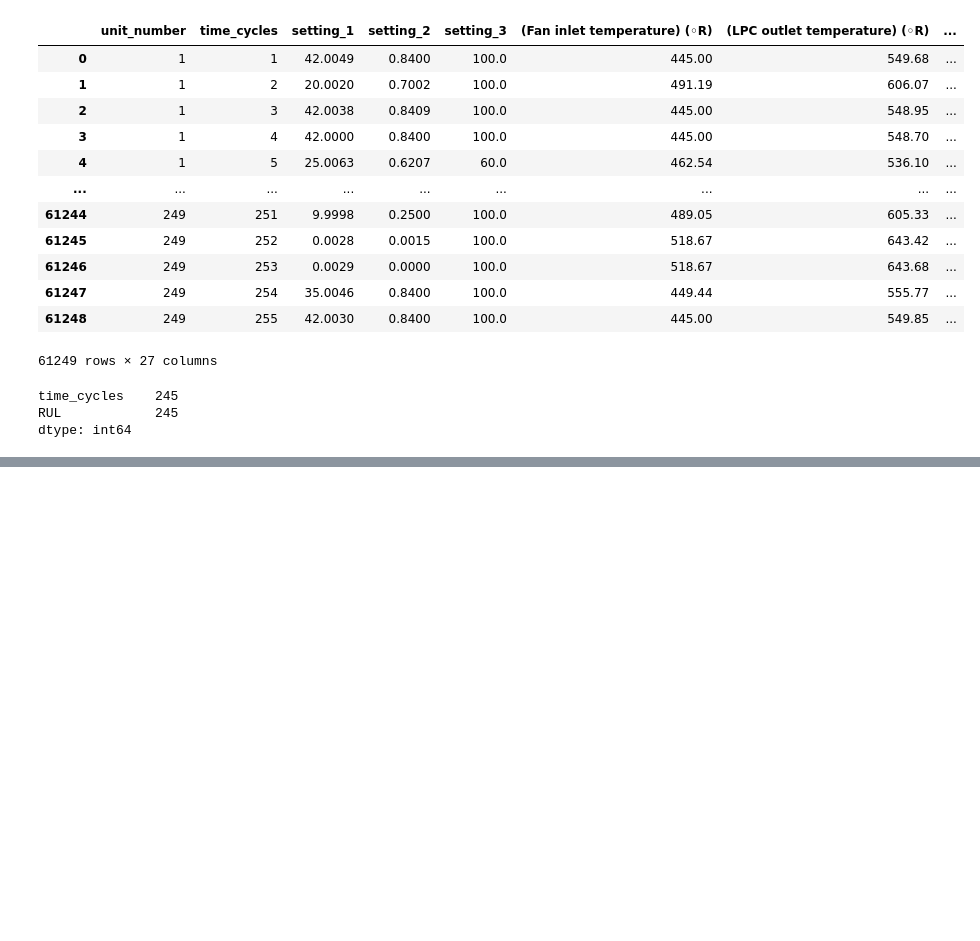
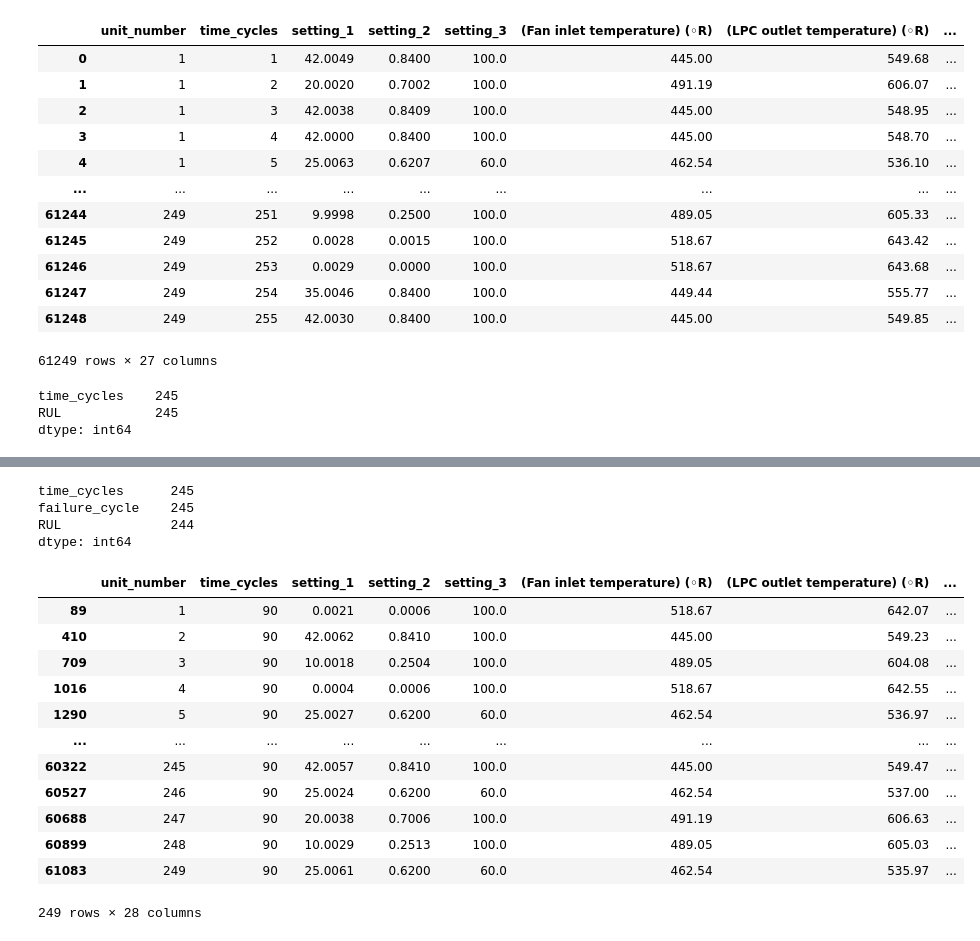
Before and after one commit to yadvendrasinghshekhawat02-design/first-, a Jupyter notebook: fd004_analysis.ipynb, the cells around one changed output, grey strips where cells are left out. Drawn from its saved outputs; the diff is of its cells as text; code cells hidden in the pictures; blank space fills up the shorter version.

```diff
--- a/fd004_analysis.ipynb
+++ b/fd004_analysis.ipynb
@@ -516,3 +516,5 @@ engine_20[['time_cycles', 'RUL']].max()
 time_cycles    245
 RUL            245
 dtype: int64
+# %%
+train_df.drop("RUL", axis=1, inplace=True)
@@ -518,0 +538,6 @@ dtype: int64
+# %%
+failure_time = train_df.groupby("unit_number")["time_cycles"].max().reset_index()
+failure_time.columns = ["unit_number", "failure_cycle"]
+train_df = train_df.merge(failure_time, on="unit_number", how="left")
+# %%
+train_df["RUL"] = train_df["failure_cycle"] - train_df["time_cycles"]
@@ -519,4 +578,28 @@ dtype: int64
+# %%
+engine_20 = train_df[train_df["unit_number"] == 20]
+engine_20[["time_cycles", "failure_cycle", "RUL"]].max()
+# %% [output]
+time_cycles      245
+failure_cycle    245
+RUL              244
+dtype: int64
 # %%
 #Task 8.2
 
-cycle_90=train_df[train_df['RUL'] == 90]
+cycle_90=train_df[train_df['time_cycles'] == 90]
+# %%
+cycle_90
+# %% [output]
+|  | unit_number | time_cycles | setting_1 | setting_2 | setting_3 | (Fan inlet temperature) (◦R) | (LPC outlet temperature) (◦R) | ... |
+| 89 | 1 | 90 | 0.0021 | 0.0006 | 100.0 | 518.67 | 642.07 | ... |
+| 410 | 2 | 90 | 42.0062 | 0.8410 | 100.0 | 445.00 | 549.23 | ... |
+| 709 | 3 | 90 | 10.0018 | 0.2504 | 100.0 | 489.05 | 604.08 | ... |
+| 1016 | 4 | 90 | 0.0004 | 0.0006 | 100.0 | 518.67 | 642.55 | ... |
+| 1290 | 5 | 90 | 25.0027 | 0.6200 | 60.0 | 462.54 | 536.97 | ... |
+| ... | ... | ... | ... | ... | ... | ... | ... | ... |
+| 60322 | 245 | 90 | 42.0057 | 0.8410 | 100.0 | 445.00 | 549.47 | ... |
+| 60527 | 246 | 90 | 25.0024 | 0.6200 | 60.0 | 462.54 | 537.00 | ... |
+| 60688 | 247 | 90 | 20.0038 | 0.7006 | 100.0 | 491.19 | 606.63 | ... |
+| 60899 | 248 | 90 | 10.0029 | 0.2513 | 100.0 | 489.05 | 605.03 | ... |
+| 61083 | 249 | 90 | 25.0061 | 0.6200 | 60.0 | 462.54 | 535.97 | ... |
+249 rows × 28 columns
```
Also changed, not shown: parts of 5 cells of this notebook.
